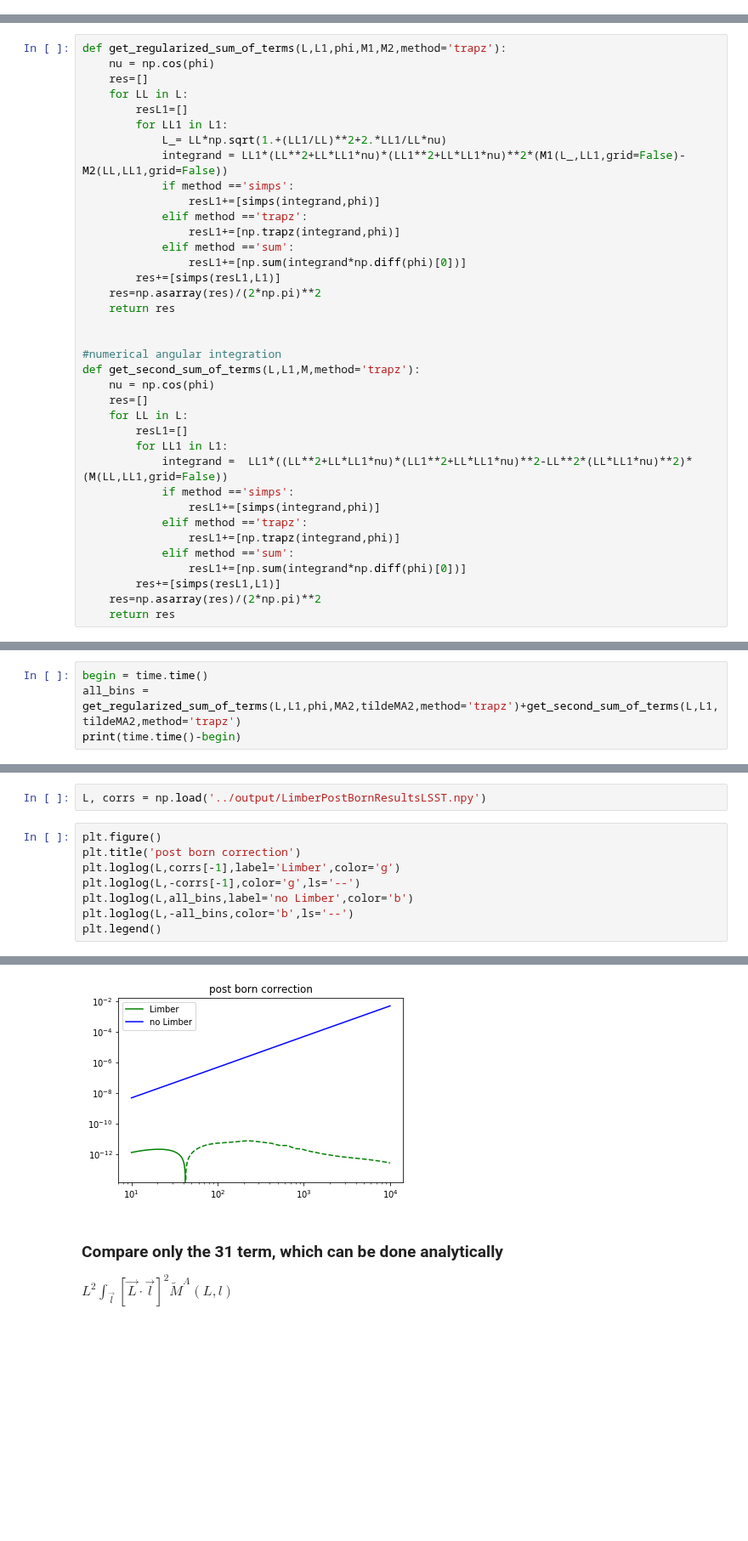
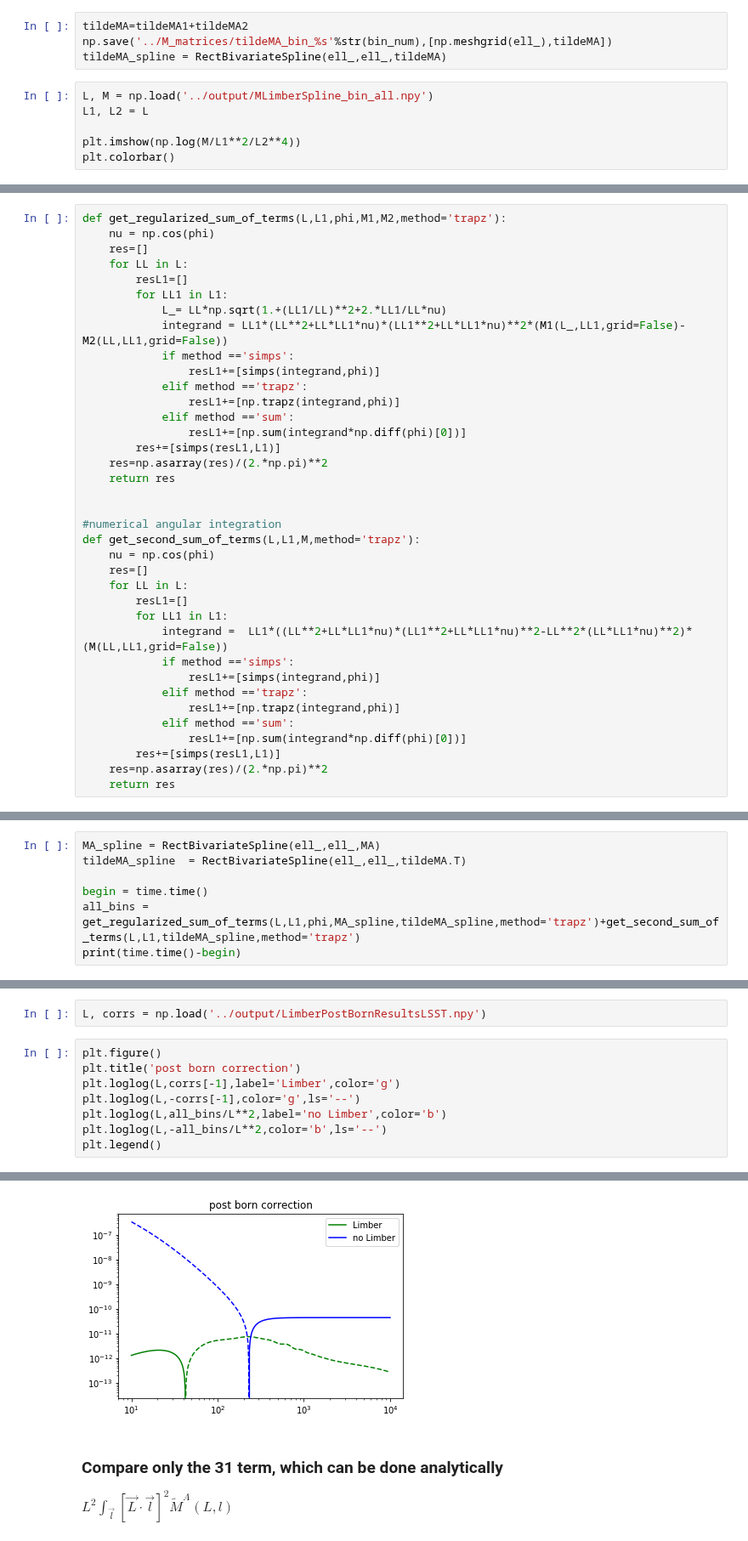
Before and after one commit to VMBoehm/postlimber, a Jupyter notebook: notebooks/PostBornTerms without Limber new approach.ipynb, the cells around one changed output, grey strips where cells are left out. Shown at 85% size. Cells and saved outputs as stored; diff of their text form; blank space fills up the shorter version.

```diff
--- a/notebooks/PostBornTerms without Limber new approach.ipynb
+++ b/notebooks/PostBornTerms without Limber new approach.ipynb
@@ -126,0 +304,10 @@ plt.colorbar()
+# %%
+tildeMA=tildeMA1+tildeMA2
+np.save('../M_matrices/tildeMA_bin_%s'%str(bin_num),[np.meshgrid(ell_),tildeMA])
+tildeMA_spline = RectBivariateSpline(ell_,ell_,tildeMA)
+# %%
+L, M = np.load('../output/MLimberSpline_bin_all.npy')
+L1, L2 = L
+
+plt.imshow(np.log(M/L1**2/L2**4))
+plt.colorbar()
@@ -143,7 +333,7 @@ def get_regularized_sum_of_terms(L,L1,phi,M1,M2,method='trapz'):
             elif method =='sum':
                 resL1+=[np.sum(integrand*np.diff(phi)[0])]
         res+=[simps(resL1,L1)]
-    res=np.asarray(res)/(2*np.pi)**2
+    res=np.asarray(res)/(2.*np.pi)**2
     return res
 
 
@@ -162,7 +352,7 @@ def get_second_sum_of_terms(L,L1,M,method='trapz'):
             elif method =='sum':
                 resL1+=[np.sum(integrand*np.diff(phi)[0])]
         res+=[simps(resL1,L1)]
-    res=np.asarray(res)/(2*np.pi)**2
+    res=np.asarray(res)/(2.*np.pi)**2
     return res
 # %%
 # use same sampling as in Limber case
@@ -172,7 +362,10 @@ L     = np.logspace(1,4,400)
 phi = np.linspace(0.,2.*np.pi,1000,endpoint=True)
 L1  = np.logspace(-1,5,400)
 # %%
+MA_spline = RectBivariateSpline(ell_,ell_,MA)
+tildeMA_spline  = RectBivariateSpline(ell_,ell_,tildeMA.T)
+
 begin = time.time()
-all_bins = get_regularized_sum_of_terms(L,L1,phi,MA2,tildeMA2,method='trapz')+get_second_sum_of_terms(L,L1,tildeMA2,method='trapz')
+all_bins = get_regularized_sum_of_terms(L,L1,phi,MA_spline,tildeMA_spline,method='trapz')+get_second_sum_of_terms(L,L1,tildeMA_spline,method='trapz')
 print(time.time()-begin)
 # %% [output]
@@ -182,14 +390,14 @@ L, corrs = np.load('../output/LimberPostBornResultsLSST.npy')
 # %%
 plt.figure()
 plt.title('post born correction')
 plt.loglog(L,corrs[-1],label='Limber',color='g')
 plt.loglog(L,-corrs[-1],color='g',ls='--')
-plt.loglog(L,all_bins,label='no Limber',color='b')
-plt.loglog(L,-all_bins,color='b',ls='--')
+plt.loglog(L,all_bins/L**2,label='no Limber',color='b')
+plt.loglog(L,-all_bins/L**2,color='b',ls='--')
 plt.legend()
 # %% [output]
 <matplotlib.legend.Legend at 0x...>
-[figure, old version]
+[figure, new version]
 # %% [markdown]
 ### Compare only the 31 term, which can be done analytically
 $L^2 \int_{\vec{l}} [\vec{L}\cdot \vec{l}]^2 \tilde{M}^{A}(L,l)$
```
Also changed, not shown: parts of 29 cells of this notebook, 8 other files.
